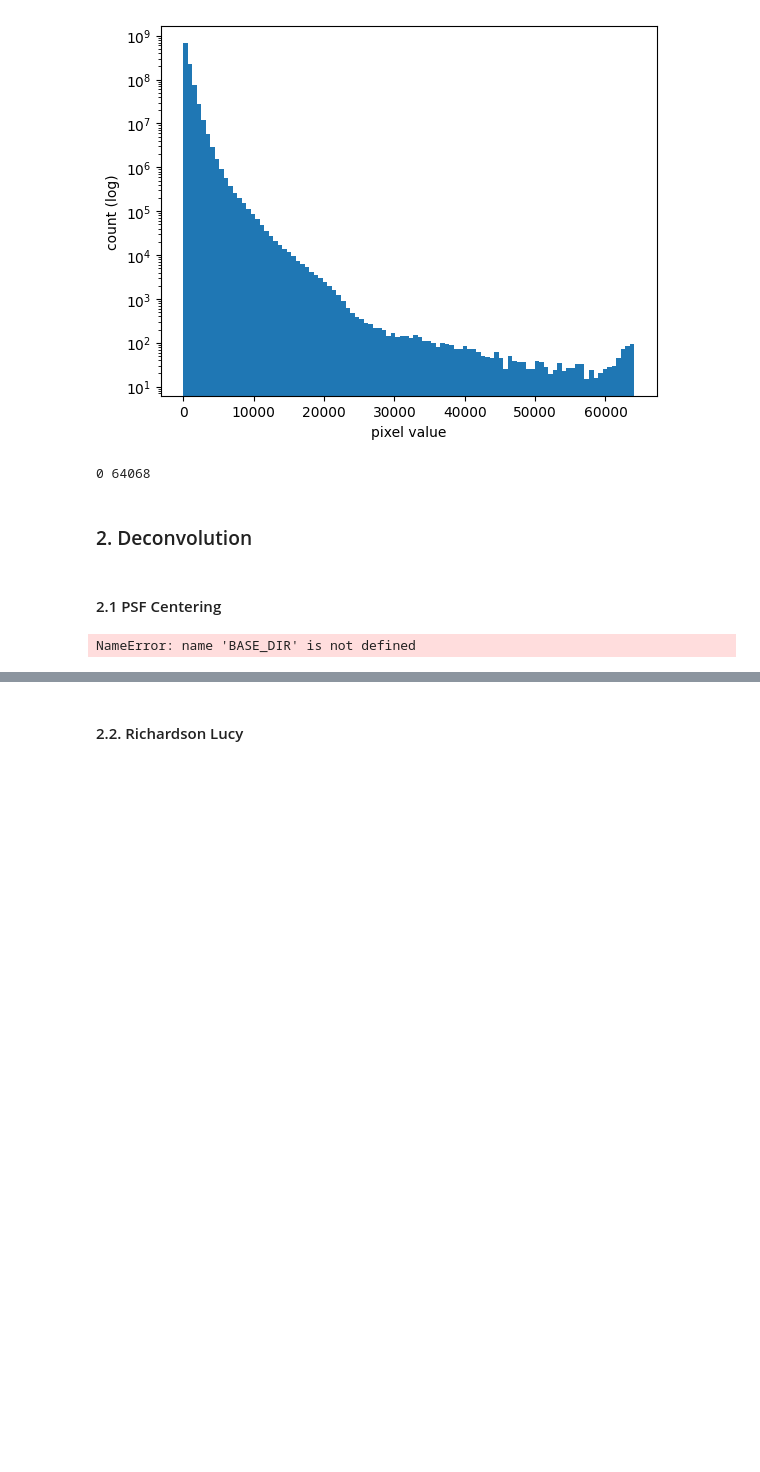
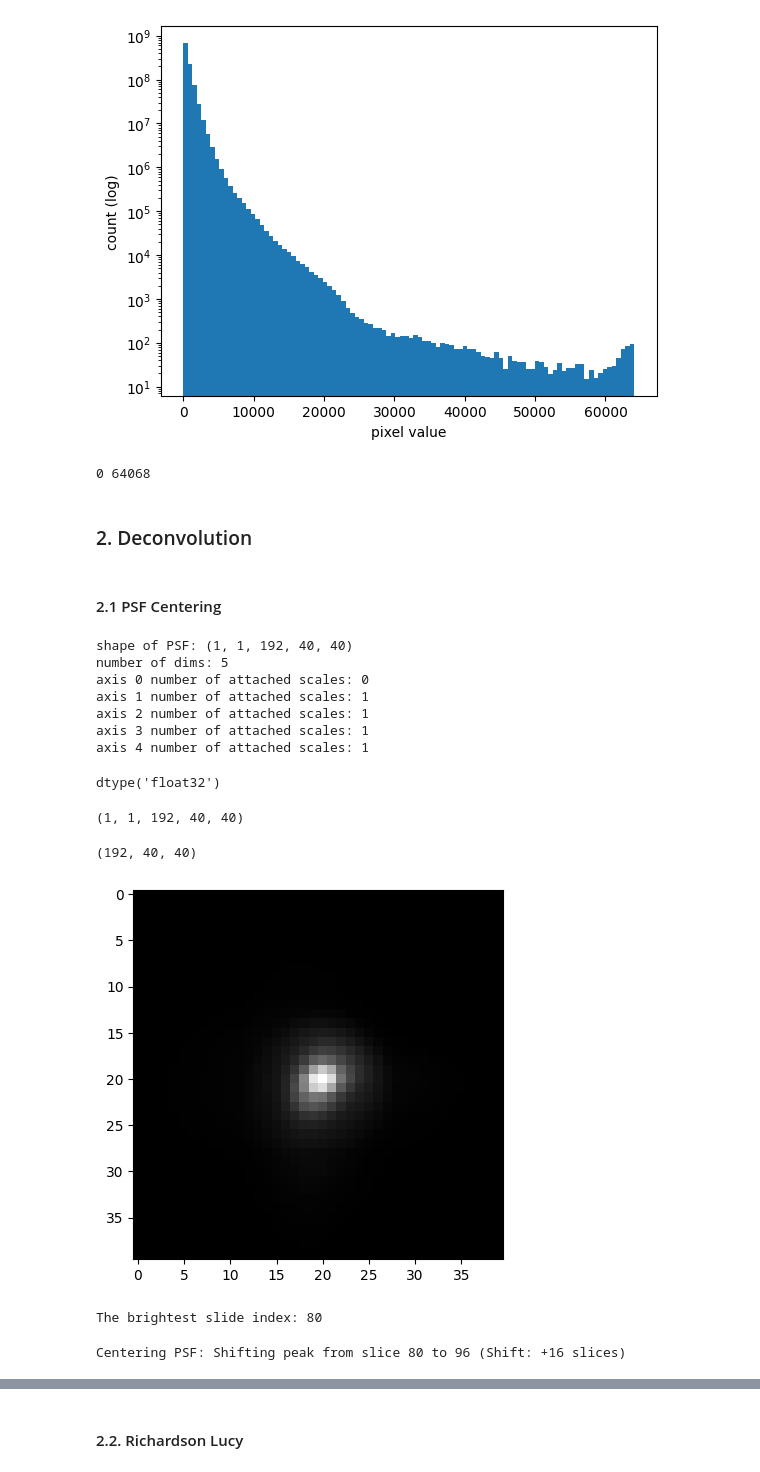
Before and after one commit to llloretta/connexin-pipeline, a Jupyter notebook: notebooks/1_1_preprocessing.ipynb, the cells around one changed output, grey strips where cells are left out. Drawn from its saved outputs; the diff is of its cells as text; code cells hidden in the pictures; blank space fills up the shorter version.

Commit message:
reran preprocessing pipeline

```diff
--- a/notebooks/1_1_preprocessing.ipynb
+++ b/notebooks/1_1_preprocessing.ipynb
@@ -71,8 +67,8 @@ import h5py
 psf_path = 'PSF_488nm_cnx.h5'
 psf_name = 'PSF_488'
 # %%
-# open the psf file
-with h5py.File(BASE_DIR/'data/experimental_PSF'/psf_path, "r") as f:
+# open the psf file has dtype float32
+with h5py.File(BASE_DIR/'data/raw/experimental_PSF'/psf_path, "r") as f:
     psf = f[f'{psf_name}/ImageData/Image'][:]
     psf_info = f[f'{psf_name}/ImageData/Image']
     # f.visit(print) # show all keys
@@ -84,16 +80,42 @@ with h5py.File(BASE_DIR/'data/experimental_PSF'/psf_path, "r") as f:
     for i, dim in enumerate(psf_info.dims):
         print("axis", i, "number of attached scales:", len(dim))
 # %% [output]
-NameError: name 'BASE_DIR' is not defined
+shape of PSF: (1, 1, 192, 40, 40)
+number of dims: 5
+axis 0 number of attached scales: 0
+axis 1 number of attached scales: 1
+axis 2 number of attached scales: 1
+axis 3 number of attached scales: 1
+axis 4 number of attached scales: 1
+# %%
+psf.dtype
+# %% [output]
+dtype('float32')
+# %%
+psf.shape
+# %% [output]
+(1, 1, 192, 40, 40)
+# %%
+# reduce PSF by the first 2 dimensions
+psf_reduced = psf[0,0]
+psf_reduced.shape
+# %% [output]
+(192, 40, 40)
 # %%
-stackview.imshow(psf[0,0], axes = True )
+stackview.imshow(psf_reduced, axes = True )
+# %% [output]
+[figure, added]
 # %%
 # find the brightest slide
-brightest_slide = preproc.brightest_slice(psf_red)
+brightest_slide = preproc.brightest_slice(psf_reduced)
 print("The brightest slide index:", brightest_slide)
+# %% [output]
+The brightest slide index: 80
 # %%
 # center the psf
-psf_centered = preproc.center_psf(psf_red, brightest_slice)
+psf_centered = preproc.center_psf(psf_reduced, brightest_slide)
+# %% [output]
+Centering PSF: Shifting peak from slice 80 to 96 (Shift: +16 slices)
 # %%
 # normalize psf
 psf_normalized = preproc.normalize_psf(psf_centered)
```
Also changed, not shown: parts of 18 cells of this notebook.
